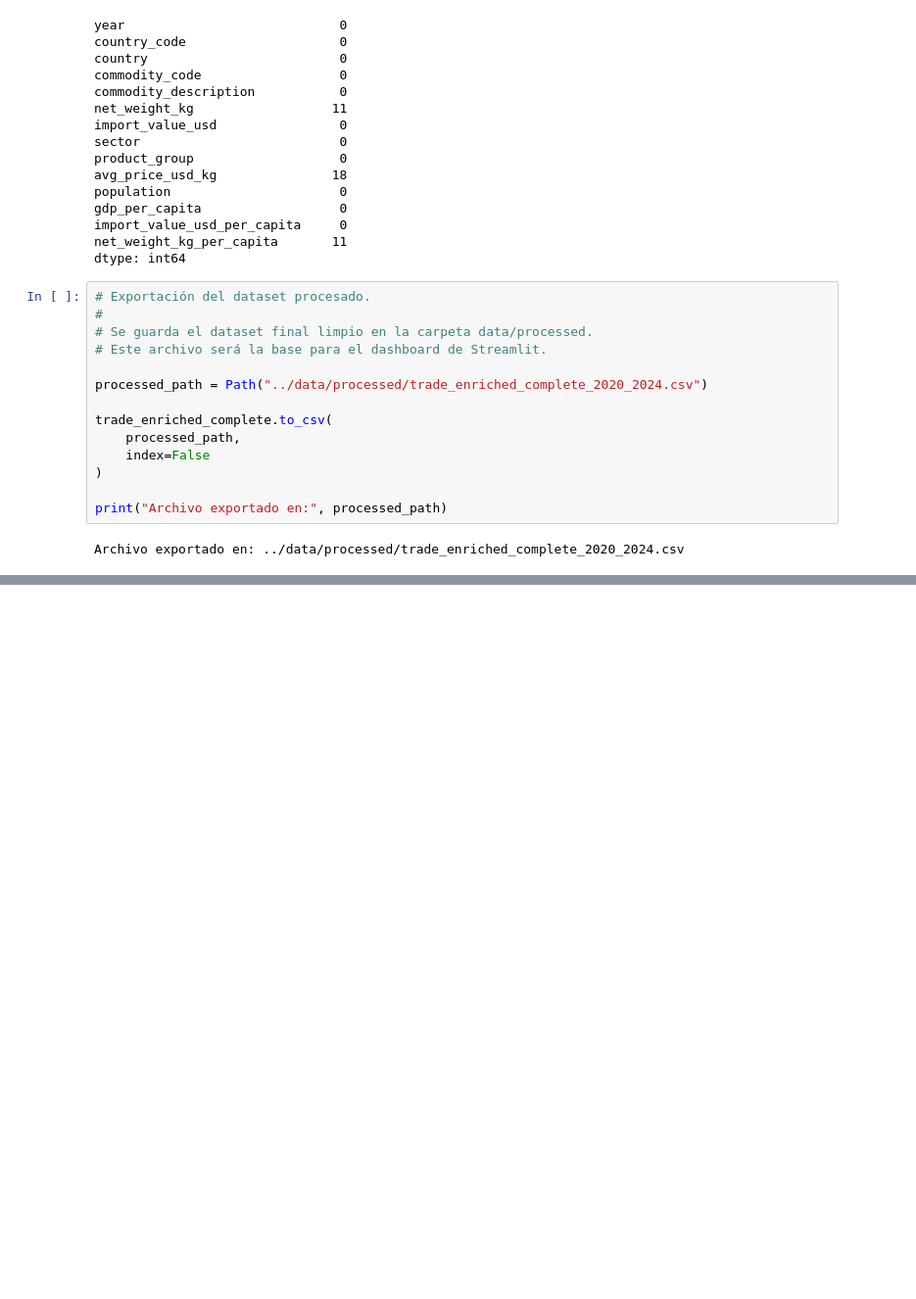
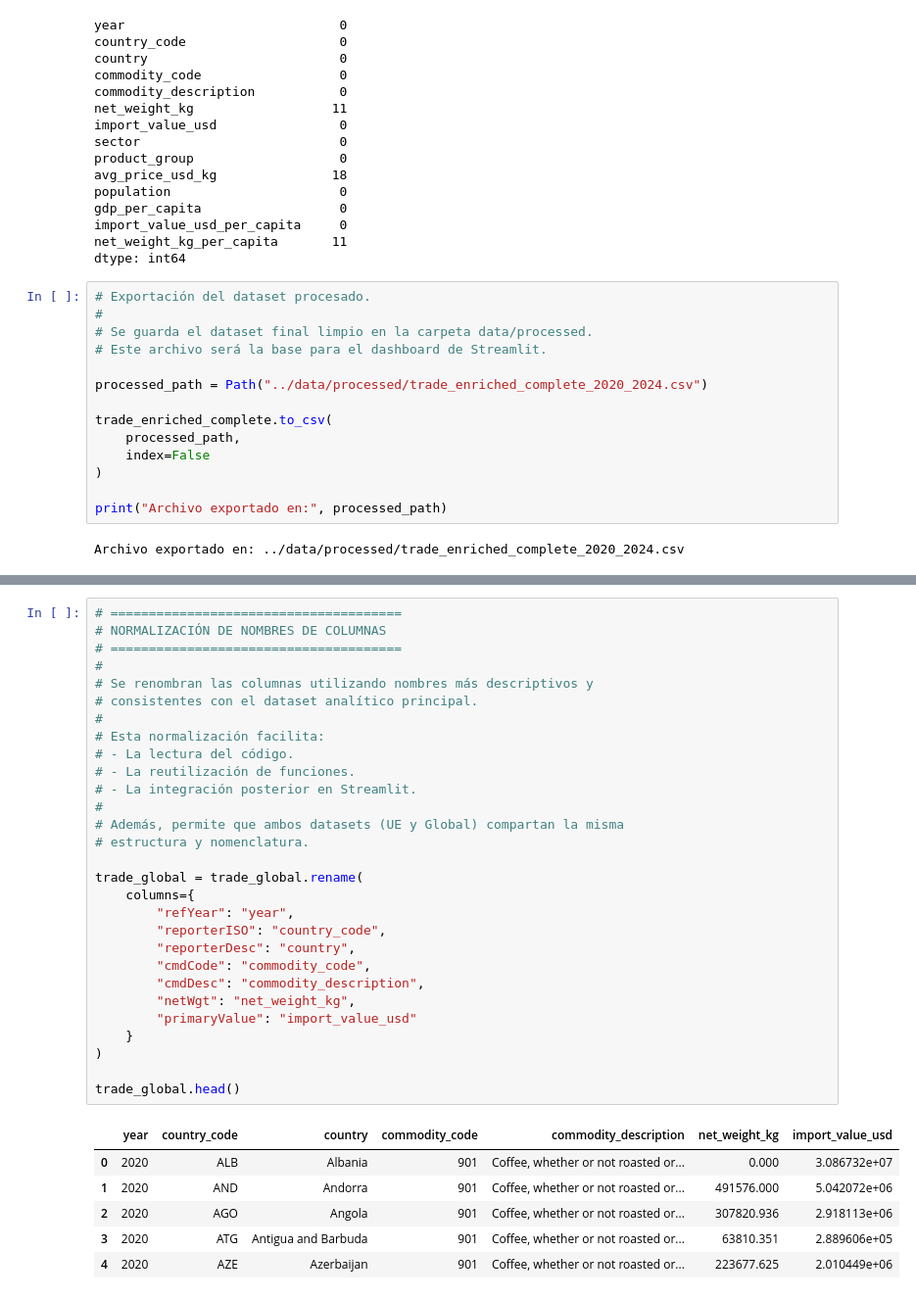
Before and after one commit to vmelero13/COFFEE-MARKET, a Jupyter notebook: notebooks/01_eda_un_comtrade.ipynb, the cells around one changed output, grey strips where cells are left out. Shown at 98% size. Cells and saved outputs as stored; diff of their text form; blank space fills up the shorter version.

```diff
--- a/notebooks/01_eda_un_comtrade.ipynb
+++ b/notebooks/01_eda_un_comtrade.ipynb
@@ -1037,0 +1067,36 @@ Archivo exportado en: ../data/processed/trade_enriched_complete_2020_2024.csv
+# %%
+# ======================================
+# NORMALIZACIÓN DE NOMBRES DE COLUMNAS
+# ======================================
+#
+# Se renombran las columnas utilizando nombres más descriptivos y
+# consistentes con el dataset analítico principal.
+#
+# Esta normalización facilita:
+# - La lectura del código.
+# - La reutilización de funciones.
+# - La integración posterior en Streamlit.
+#
+# Además, permite que ambos datasets (UE y Global) compartan la misma
+# estructura y nomenclatura.
+
+trade_global = trade_global.rename(
+    columns={
+        "refYear": "year",
+        "reporterISO": "country_code",
+        "reporterDesc": "country",
+        "cmdCode": "commodity_code",
+        "cmdDesc": "commodity_description",
+        "netWgt": "net_weight_kg",
+        "primaryValue": "import_value_usd"
+    }
+)
+
+trade_global.head()
+# %% [output]
+|  | year | country_code | country | commodity_code | commodity_description | net_weight_kg | import_value_usd |
+| 0 | 2020 | ALB | Albania | 901 | Coffee, whether or not roasted or... | 0.000 | 3.086732e+07 |
+| 1 | 2020 | AND | Andorra | 901 | Coffee, whether or not roasted or... | 491576.000 | 5.042072e+06 |
+| 2 | 2020 | AGO | Angola | 901 | Coffee, whether or not roasted or... | 307820.936 | 2.918113e+06 |
+| 3 | 2020 | ATG | Antigua and Barbuda | 901 | Coffee, whether or not roasted or... | 63810.351 | 2.889606e+05 |
+| 4 | 2020 | AZE | Azerbaijan | 901 | Coffee, whether or not roasted or... | 223677.625 | 2.010449e+06 |
```
Also changed, not shown: parts of 9 cells of this notebook, 11 other files.
